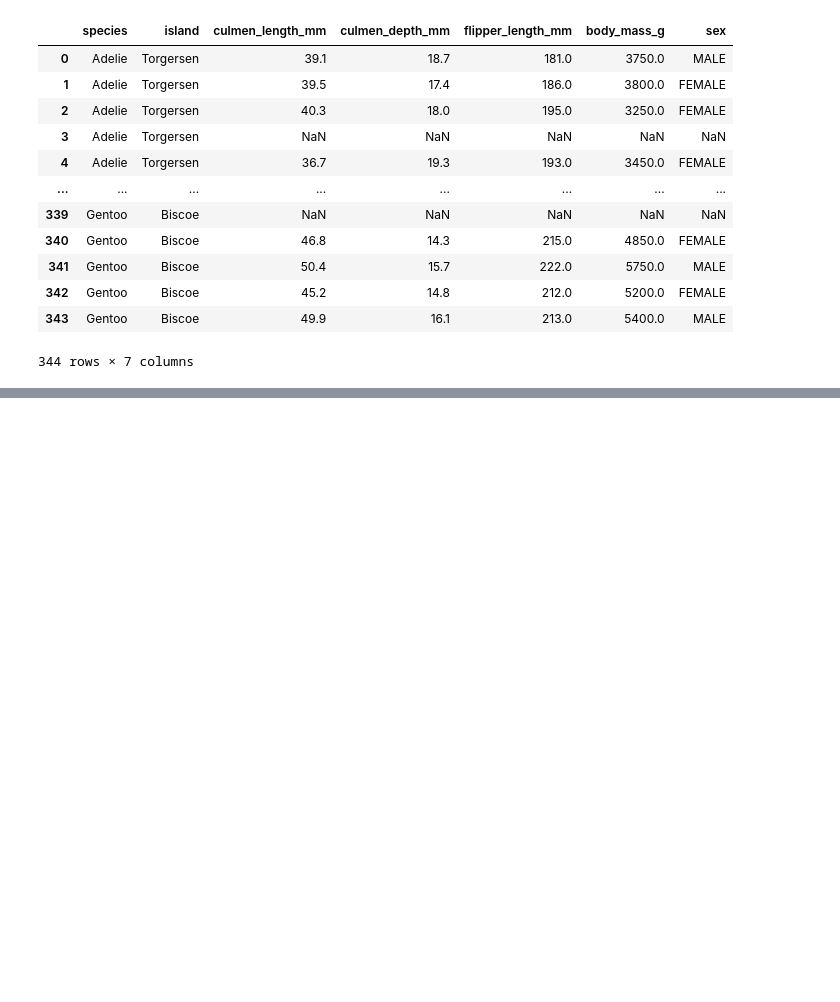
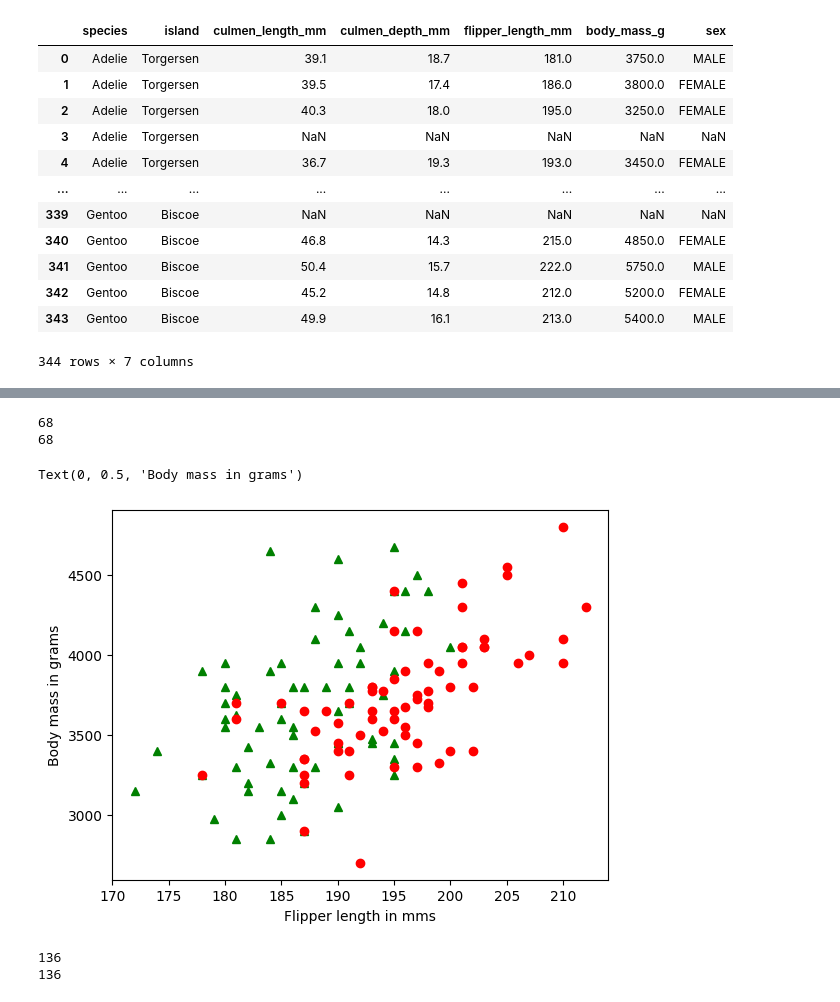
Before and after one commit to Niksol15/penguin-classifier, a Jupyter notebook: penguin_classification.ipynb, the cells around one changed output, grey strips where cells are left out. Saved outputs shown, nothing was run; the diff lists cells and outputs as text; code cells hidden in the pictures; blank space fills up the shorter version.

```diff
--- a/penguin_classification.ipynb
+++ b/penguin_classification.ipynb
@@ -28,0 +86,32 @@ NameError: name 'MissingIndicator' is not defined
+# %%
+adelie_full = adelie_full.drop(adelie_full.tail(adelie_full.shape[0] - сhinstrap_full.shape[0]).index)
+
+print(adelie_full.shape[0])
+print(сhinstrap_full.shape[0])
+
+plt.plot(adelie_full.flipper_length_mm, adelie_full.body_mass_g, 'g^',\
+         сhinstrap_full.flipper_length_mm, сhinstrap_full.body_mass_g,'ro')
+
+plt.xlabel('Flipper length in mms')
+plt.ylabel('Body mass in grams')
+# %% [output]
+68
+68
+Text(0, 0.5, 'Body mass in grams')
+[figure, added]
+# %%
+# Prepare train and test data
+from sklearn.model_selection import train_test_split
+
+features = np.concatenate((adelie_full.drop(columns=['species']).to_numpy(),\
+                           сhinstrap_full.drop(columns=['species']).to_numpy()), axis=0)
+print(len(features))
+
+species = np.concatenate(([0] * adelie_full.shape[0],
+                          [1] * сhinstrap_full.shape[0]), axis=0)
+print(len(species))
+
+features_train, features_test, species_train, species_test = train_test_split(features, species, test_size=0.1)
+# %% [output]
+136
+136
```
Also changed, not shown: parts of 8 cells of this notebook.
